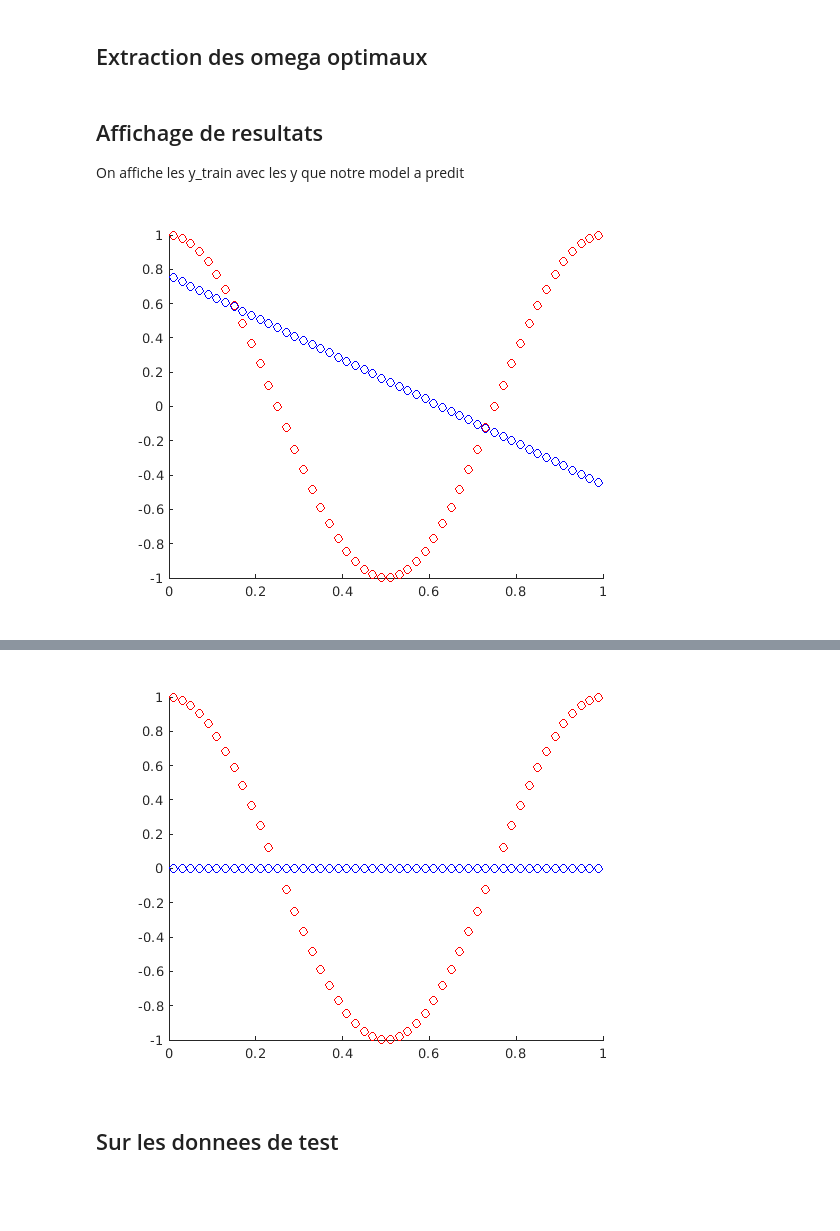
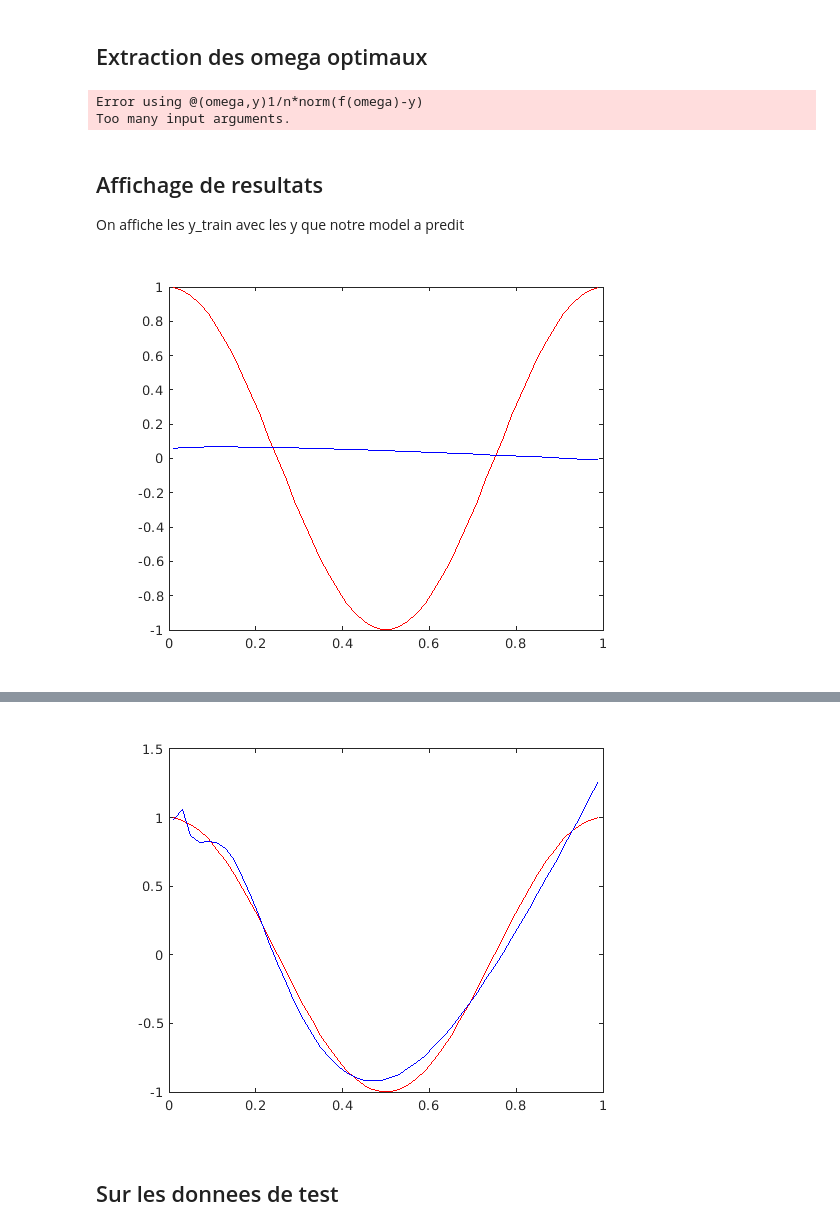
Before and after one commit to akram-elgh/Master-AIDC, a Jupyter notebook: ML/TP2/TP2.ipynb, the cells around one changed output, grey strips where cells are left out. Drawn from its saved outputs; the diff is of its cells as text; code cells hidden in the pictures; blank space fills up the shorter version.

```diff
--- a/ML/TP2/TP2.ipynb
+++ b/ML/TP2/TP2.ipynb
@@ -110,5 +108,4 @@ La fonction est définie comme suivant :
 
 $f(\omega, x) = \sum_{i=1}^{n} \omega_i K(x, x_i)$
 # %%
-f = @(omega, x) arrayfun(@(i) sum(noyau(x, X_train(i, :), choix) * omega), 1:n2)
-% f = @(omega) sum(omega' * K)
+f = @(omega) arrayfun(@(i) sum(K(i, :) * omega), 1:n2);
@@ -173,26 +151,29 @@ plot(1:num_iterations, err)
 # %% [markdown]
 ## Extraction des omega optimaux
 # %%
-% opt = find(err == min(err));
-% opt_omega = omega;
-% opt
+min_err = find(err == min(err));
+opt_omega = hist_omega(:, min_err);
+J(opt_omega, X_train, y_train)
+# %% [output]
+Error using @(omega,y)1/n*norm(f(omega)-y)
+Too many input arguments.
 # %% [markdown]
 ## Affichage de resultats
 
 On affiche les y_train avec les y que notre model a predit
 # %%
-y_train_predit = f(opt_omega, X_train);
-scatter(X_train, y_train, 'r')
+y_train_predit = f(opt_omega);
+plot(X_train, y_train, 'r')
 hold on
-scatter(X_train, y_train_predit, 'b')
+plot(X_train, y_train_predit, 'b')
 hold off
 # %% [output]
-[figure, old version]
+[figure, new version]
 # %%
-w_et = (K' * K) \ K' * y_train;
-y_opt = f(w_et, X_train);
-scatter(X_train, y_train, 'r')
+w_et = (K' * K) \ (K' * y_train);
+y_opt = f(w_et);
+plot(X_train, y_train, 'r')
 hold on
-scatter(X_train, y_opt, 'b')
+plot(X_train, y_opt, 'b')
 hold off
 # %% [output]
@@ -200,4 +181,4 @@ Warning: Matrix is close to singular or badly scaled. Results may be inaccurate.
-[figure, old version]
+[figure, new version]
 # %% [markdown]
 ## Sur les donnees de test
 # %%
```
Also changed, not shown: parts of 25 cells of this notebook, 1 other file.
